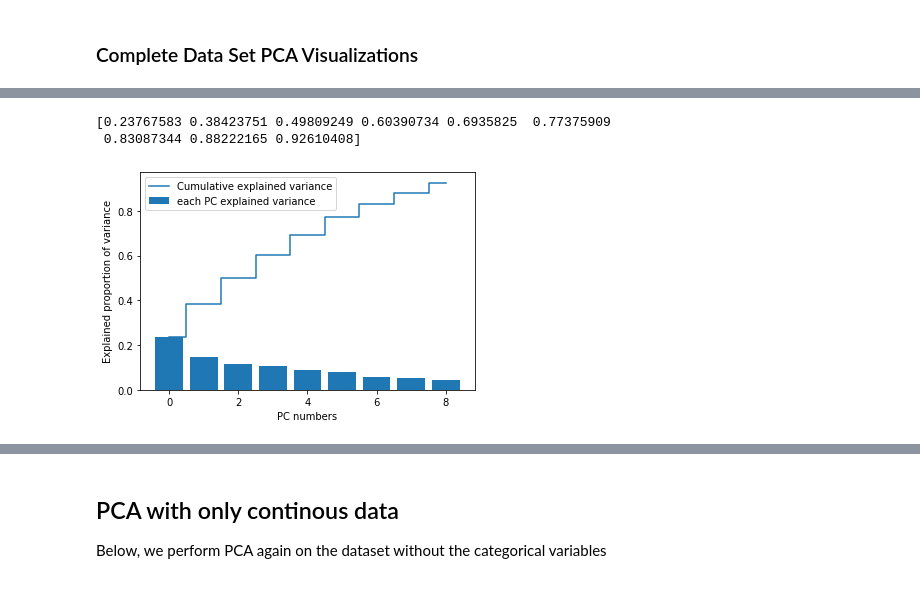
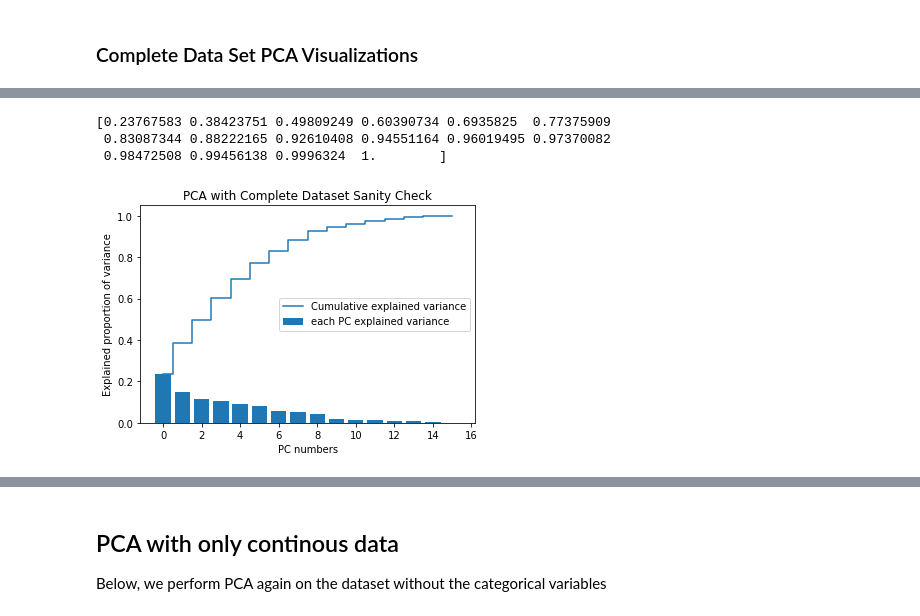
Before and after one commit to joshua-j-hong/COGS118B_Project, a Jupyter notebook: project_code.ipynb, the cells around one changed output, grey strips where cells are left out. Cells and saved outputs as stored; diff of their text form; code cells hidden in the pictures.

```diff
--- a/project_code.ipynb
+++ b/project_code.ipynb
@@ -275,29 +319,32 @@ plt.show()
 # %%
 # Using PCA package to double check our error and varinace, whether we have the appropriate covariance matrix, and
 #we can select the threshhold number for PCA expalined variance
 
-pca = PCA(0.9)
+pca = PCA(0.999999)
 X = pca.fit_transform(data_woLabel)
 
 # Determine explained variance using explained_variance_ration_ attribute
 exp_prop_var = pca.explained_variance_ratio_
 
 # Cumulative explained variance; It will help us to determine the number of principal compoents to use
-#based on our threshhold 0.9in our case
+#based on our threshhold 0.9999999in our case
 
 cum_exp_var = np.cumsum(exp_prop_var)
 print(cum_exp_var)
 # visualizing culmulative expalined and variance and the number of PC that it needs to get there
 
 plt.bar(range(0,len(exp_prop_var)), exp_prop_var, label='each PC explained variance')
 plt.step(range(0,len(cum_exp_var)), cum_exp_var, where='mid',label='Cumulative explained variance')
 plt.ylabel('Explained proportion of variance')
 plt.xlabel('PC numbers')
+plt.title("PCA with Complete Dataset Sanity Check")
 plt.legend(loc='best')
+plt.savefig("./visualizations/pcaAll_SanityCheck.png")
 plt.show()
 # %% [output]
 [0.23767583 0.38423751 0.49809249 0.60390734 0.6935825  0.77375909
- 0.83087344 0.88222165 0.92610408]
+ 0.83087344 0.88222165 0.92610408 0.94551164 0.96019495 0.97370082
+ 0.98472508 0.99456138 0.9996324  1.        ]
-[figure, old version]
+[figure, new version]
 # %%
 fig = plt.figure()
```
Also changed, not shown: parts of 39 cells of this notebook, 20 other files.
